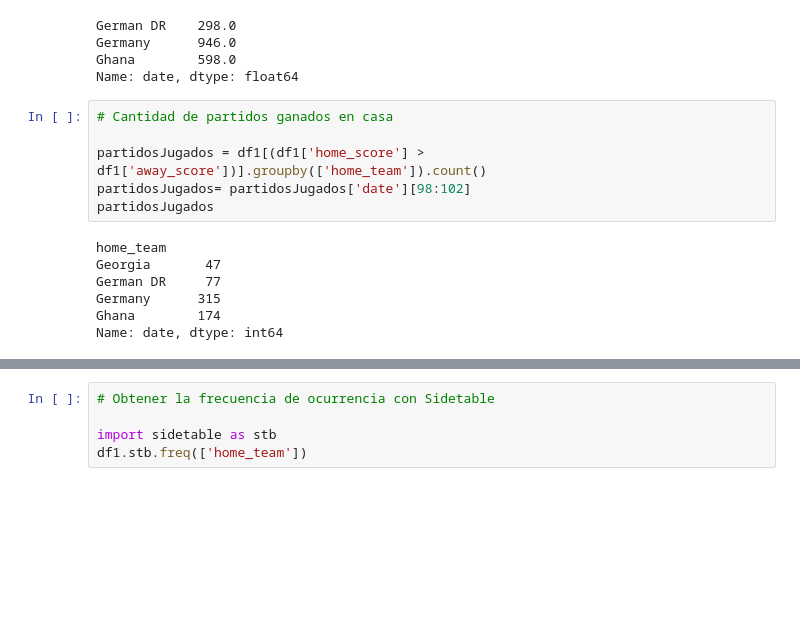
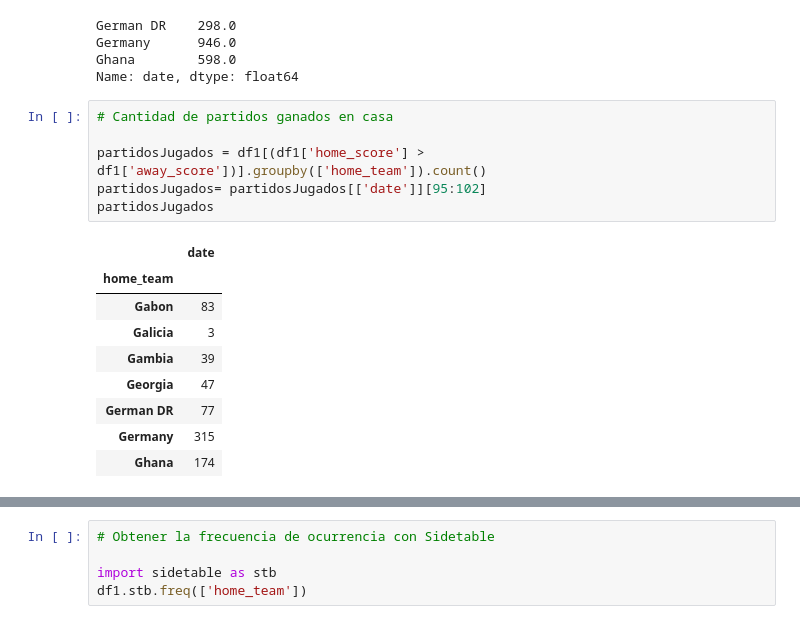
Before and after one commit to JMML2021/0501_sampling, a Jupyter notebook: 05_Sampling.ipynb, the cells around one changed output, grey strips where cells are left out. Saved outputs shown, nothing was run; the diff lists cells and outputs as text; blank space fills up the shorter version.

```diff
--- a/05_Sampling.ipynb
+++ b/05_Sampling.ipynb
@@ -434,13 +434,16 @@ Name: date, dtype: float64
 # %%
 # Cantidad de partidos ganados en casa
 
 partidosJugados = df1[(df1['home_score'] > df1['away_score'])].groupby(['home_team']).count()
-partidosJugados= partidosJugados['date'][98:102]
+partidosJugados= partidosJugados[['date']][95:102]
 partidosJugados
 # %% [output]
-home_team
-Georgia       47
-German DR     77
-Germany      315
-Ghana        174
-Name: date, dtype: int64
+|  | date |
+| home_team |  |
+| Gabon | 83 |
+| Galicia | 3 |
+| Gambia | 39 |
+| Georgia | 47 |
+| German DR | 77 |
+| Germany | 315 |
+| Ghana | 174 |
```
Also changed, not shown: parts of 11 cells of this notebook.
